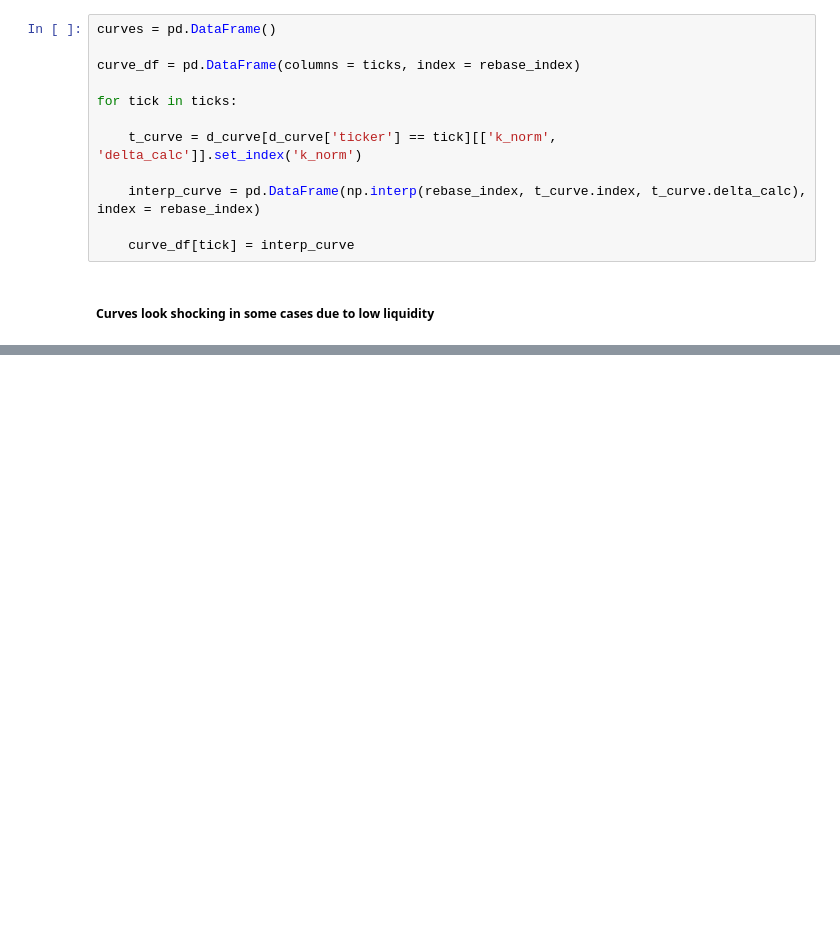
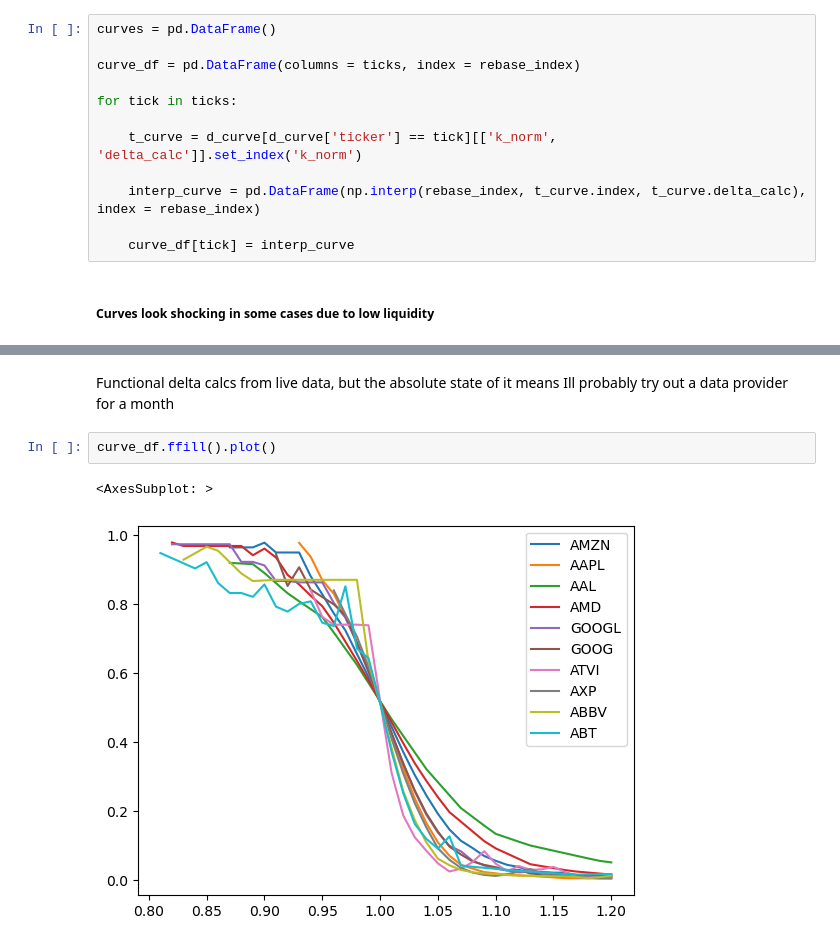
Before and after one commit to BenBowring/OptionSite, a Jupyter notebook: main.ipynb, the cells around one changed output, grey strips where cells are left out. Cells and saved outputs as stored; diff of their text form; blank space fills up the shorter version.

Commit message:
Delta calcs simplified and working, pre-polygon

```diff
--- a/main.ipynb
+++ b/main.ipynb
@@ -129,0 +108,7 @@ curve_df.plot()
+# %% [markdown]
+Functional delta calcs from live data, but the absolute state of it means Ill probably try out a data provider for a month
+# %%
+curve_df.ffill().plot()
+# %% [output]
+<AxesSubplot: >
+[figure, added]
```
Also changed, not shown: parts of 5 cells of this notebook, 4 other files.
